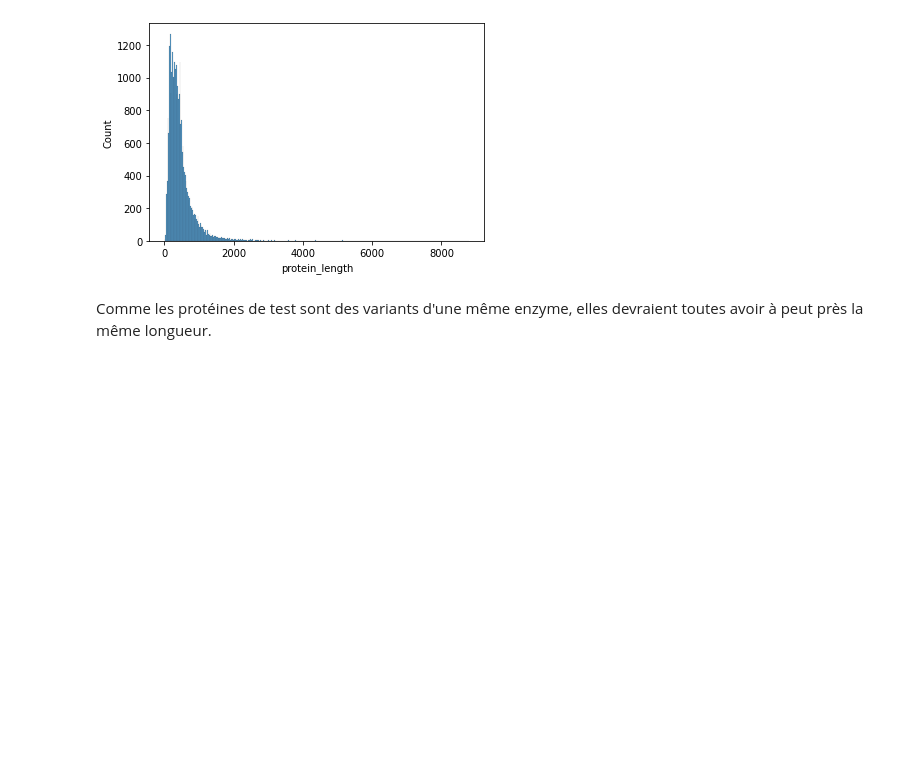
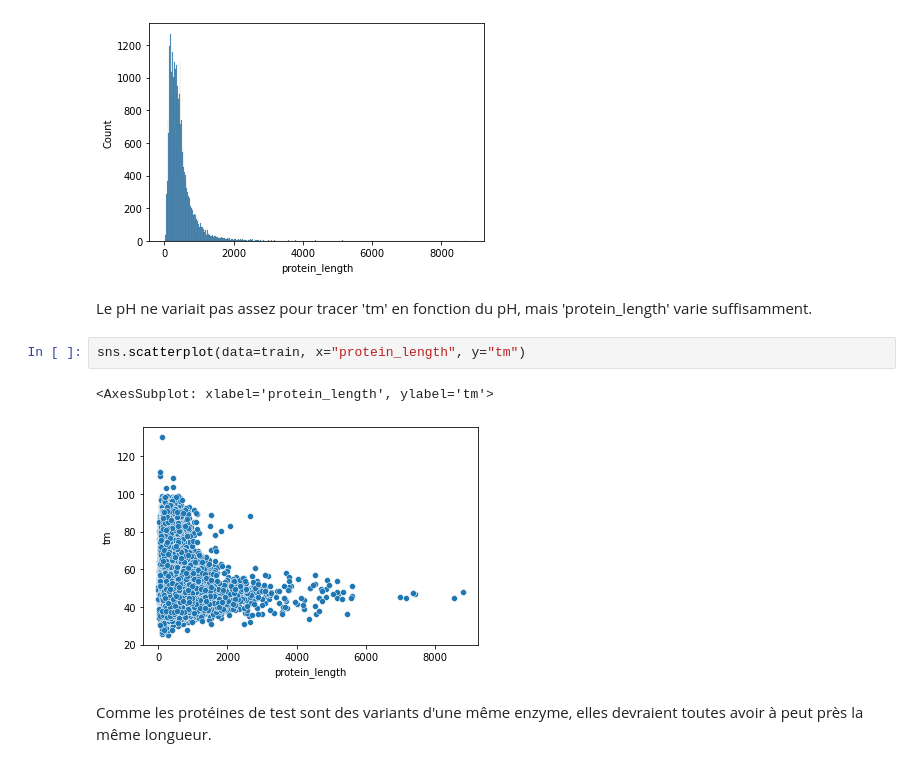
Before and after one commit to MathieuxTony/Projet-8, a Jupyter notebook: exploration.ipynb, the cells around one changed output. Drawn from its saved outputs; the diff is of its cells as text; blank space fills up the shorter version.

```diff
--- a/exploration.ipynb
+++ b/exploration.ipynb
@@ -170,6 +170,13 @@ sns.histplot(data=train, x='protein_length')
 # %% [output]
 <AxesSubplot: xlabel='protein_length', ylabel='Count'>
 [figure]
+# %% [markdown]
+Le pH ne variait pas assez pour tracer 'tm' en fonction du pH, mais 'protein_length' varie suffisamment.
+# %%
+sns.scatterplot(data=train, x="protein_length", y="tm")
+# %% [output]
+<AxesSubplot: xlabel='protein_length', ylabel='tm'>
+[figure, added]
 # %% [markdown]
 Comme les protéines de test sont des variants d'une même enzyme, elles devraient toutes avoir à peut près la même longueur.
 # %%
```
Also changed, not shown: parts of 16 cells of this notebook, 2 other files.
